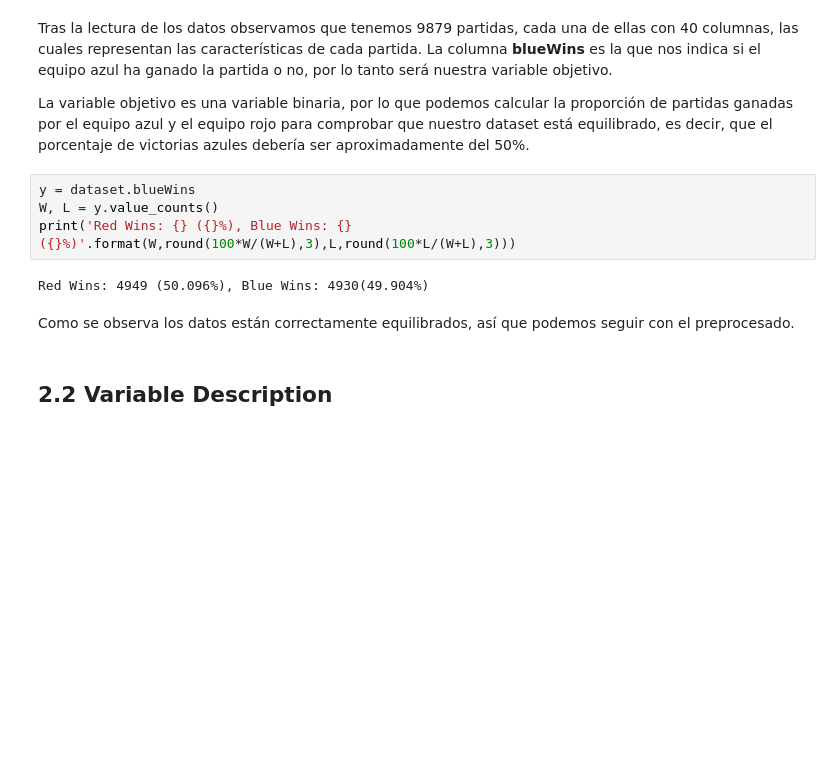
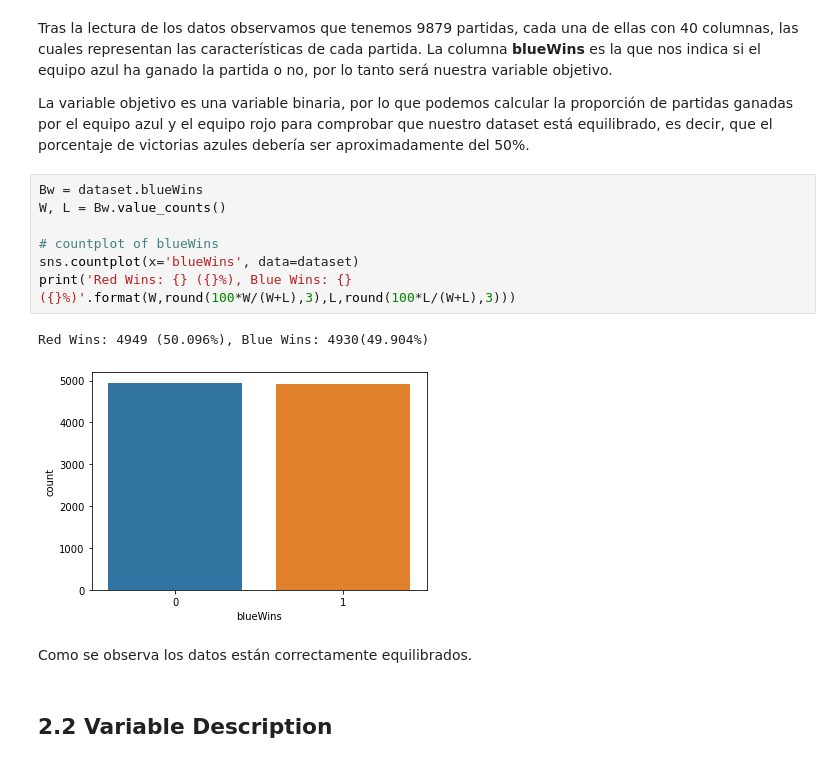
Before and after one commit to 0J0P0/Machine-Learning-Project, a Jupyter notebook: project.ipynb, the cells around one changed output. Drawn from its saved outputs; the diff is of its cells as text; blank space fills up the shorter version.

```diff
--- a/project.ipynb
+++ b/project.ipynb
@@ -56,13 +58,17 @@ Tras la lectura de los datos observamos que tenemos 9879 partidas, cada una de e
 
 La variable objetivo es una variable binaria, por lo que podemos calcular la proporción de partidas ganadas por el equipo azul y el equipo rojo para comprobar que nuestro dataset está equilibrado, es decir, que el porcentaje de victorias azules debería ser aproximadamente del 50%.
 # %%
-y = dataset.blueWins
-W, L = y.value_counts()
+Bw = dataset.blueWins
+W, L = Bw.value_counts()
+
+# countplot of blueWins
+sns.countplot(x='blueWins', data=dataset)
 print('Red Wins: {} ({}%), Blue Wins: {}({}%)'.format(W,round(100*W/(W+L),3),L,round(100*L/(W+L),3)))
 # %% [output]
 Red Wins: 4949 (50.096%), Blue Wins: 4930(49.904%)
+[figure, added]
 # %% [markdown]
-Como se observa los datos están correctamente equilibrados, así que podemos seguir con el preprocesado.
+Como se observa los datos están correctamente equilibrados.
 # %% [markdown]
 ## 2.2 Variable Description
 # %% [markdown]
```
Also changed, not shown: parts of 3 cells of this notebook.
